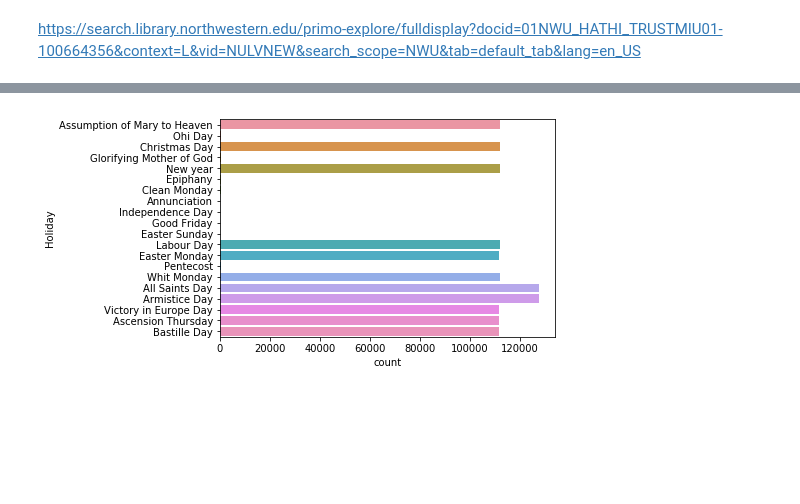
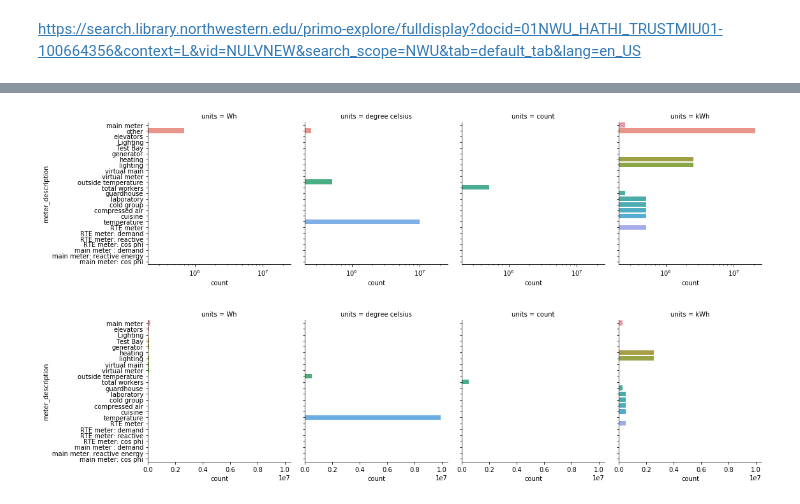
Before and after one commit to lamesen/PowerLawsDetectingAnomalies, a Jupyter notebook: ExploratoryDataAnalysis.ipynb, the cells around one changed output, grey strips where cells are left out. Cells and saved outputs as stored; diff of their text form; code cells hidden in the pictures; blank space fills up the shorter version.

```diff
--- a/ExploratoryDataAnalysis.ipynb
+++ b/ExploratoryDataAnalysis.ipynb
@@ -62,2 +65,0 @@ sum(train.duplicated())
-# %%
-train = train.drop_duplicates()
@@ -76,4 +213,15 @@ sns.countplot(x="activity", data=train);
+# %%
+p = sns.factorplot(y="meter_description",
+               col="units",
+               data=train.loc[(train.units != -1)],
+               kind="count")
+p.set(xscale="log");
+# %% [output]
+[figure, added]
 # %%
-sns.countplot(y='Holiday', data=train[train.Holiday != -1]);
+sns.factorplot(y="meter_description",
+               col="units",
+               data=train.loc[(train.units != -1) & (train.meter_description != 'other')],
+               kind="count");
 # %% [output]
-[figure, old version]
+[figure, new version]
```
Also changed, not shown: parts of 28 cells of this notebook, 1 other file.
